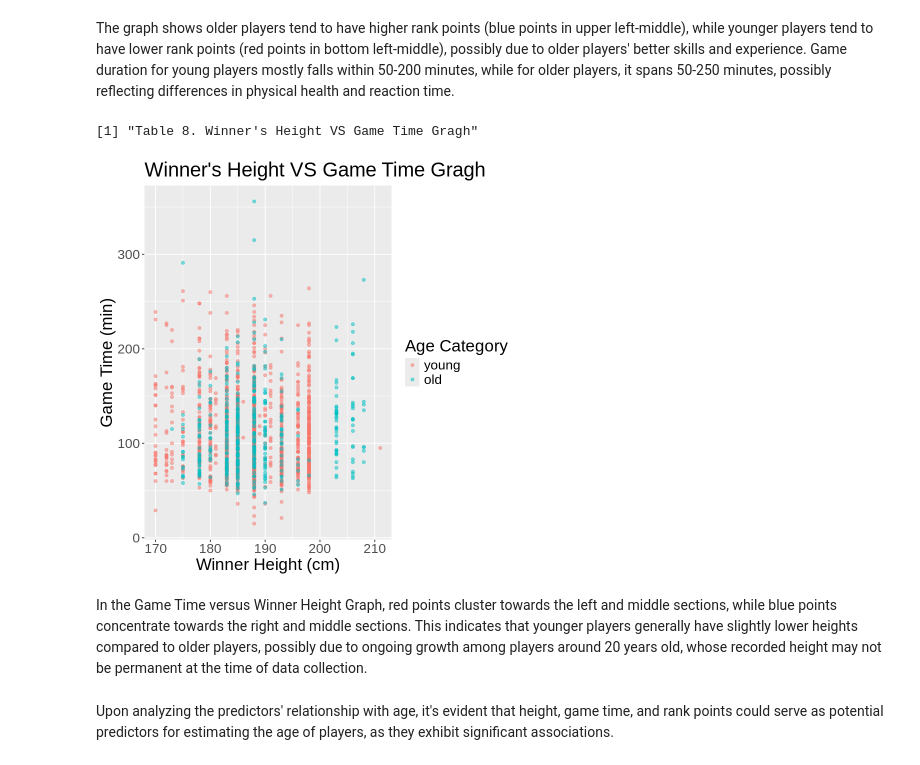
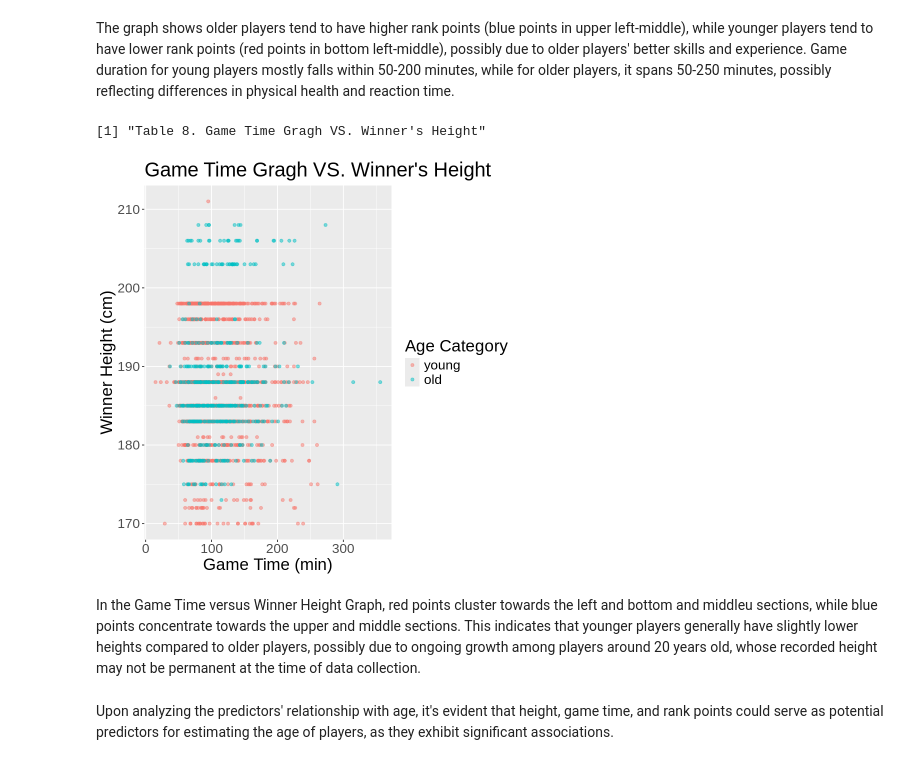
Before and after one commit to lillian6666666/deci_100_group_project_18, a Jupyter notebook: project.ipynb, the cells around one changed output. Drawn from its saved outputs; the diff is of its cells as text; code cells hidden in the pictures.

Commit message:
updated visualization

```diff
--- a/project.ipynb
+++ b/project.ipynb
@@ -200,20 +200,20 @@ print("Table 7. Game Time VS Winner's Rank Point Gragh")
 # %% [markdown]
 The graph shows older players tend to have higher rank points (blue points in upper left-middle), while younger players tend to have lower rank points (red points in bottom left-middle), possibly due to older players' better skills and experience. Game duration for young players mostly falls within 50-200 minutes, while for older players, it spans 50-250 minutes, possibly reflecting differences in physical health and reaction time.
 # %%
-Height_Rank_plot <- ggplot (player_training, aes(x = winner_ht, y = minutes)) +
+Time_Height_plot <- ggplot (player_training, aes(x = minutes, y = winner_ht)) +
                     geom_point(alpha = 0.5, aes(color = age_category)) +
-                    xlab("Winner Height (cm)") +
-                    ylab("Game Time (min)") +
+                    xlab("Game Time (min)") +
+                    ylab("Winner Height (cm)") +
                     labs(colour = "Age Category") +
-                    ggtitle("Winner's Height VS Game Time Gragh") +
+                    ggtitle("Game Time Gragh VS. Winner's Height") +
                     theme(text = element_text(size = 20))
-Height_Rank_plot
-print("Table 8. Winner's Height VS Game Time Gragh")
+Time_Height_plot
+print("Table 8. Game Time Gragh VS. Winner's Height")
 # %% [output]
-[1] "Table 8. Winner's Height VS Game Time Gragh"
+[1] "Table 8. Game Time Gragh VS. Winner's Height"
-[figure, old version]
+[figure, new version]
 # %% [markdown]
-In the Game Time versus Winner Height Graph, red points cluster towards the left and middle sections, while blue points concentrate towards the right and middle sections. This indicates that younger players generally have slightly lower heights compared to older players, possibly due to ongoing growth among players around 20 years old, whose recorded height may not be permanent at the time of data collection.
+In the Game Time versus Winner Height Graph, red points cluster towards the left and bottom and middleu sections, while blue points concentrate towards the upper and middle sections. This indicates that younger players generally have slightly lower heights compared to older players, possibly due to ongoing growth among players around 20 years old, whose recorded height may not be permanent at the time of data collection.
 # %% [markdown]
 Upon analyzing the predictors' relationship with age, it's evident that height, game time, and rank points could serve as potential predictors for estimating the age of players, as they exhibit significant associations.
 # %% [markdown]
```
Also changed, not shown: parts of 1 cell of this notebook.
